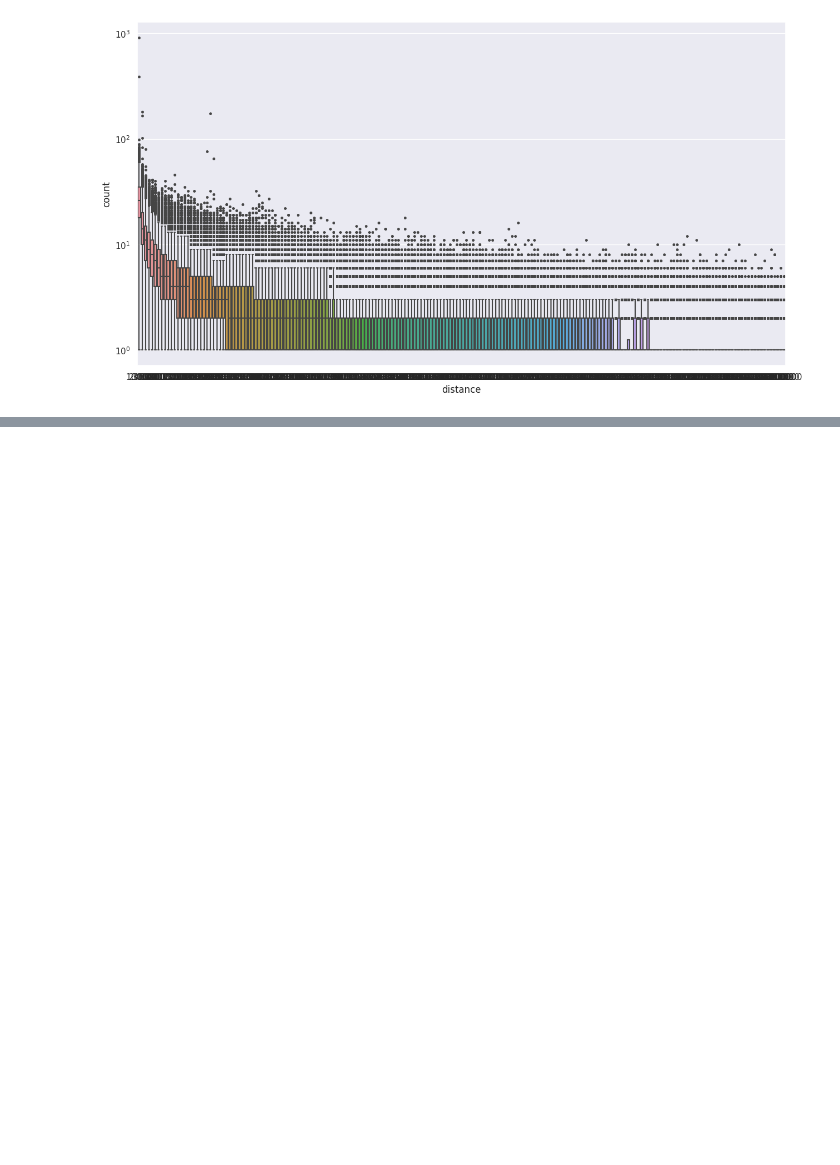
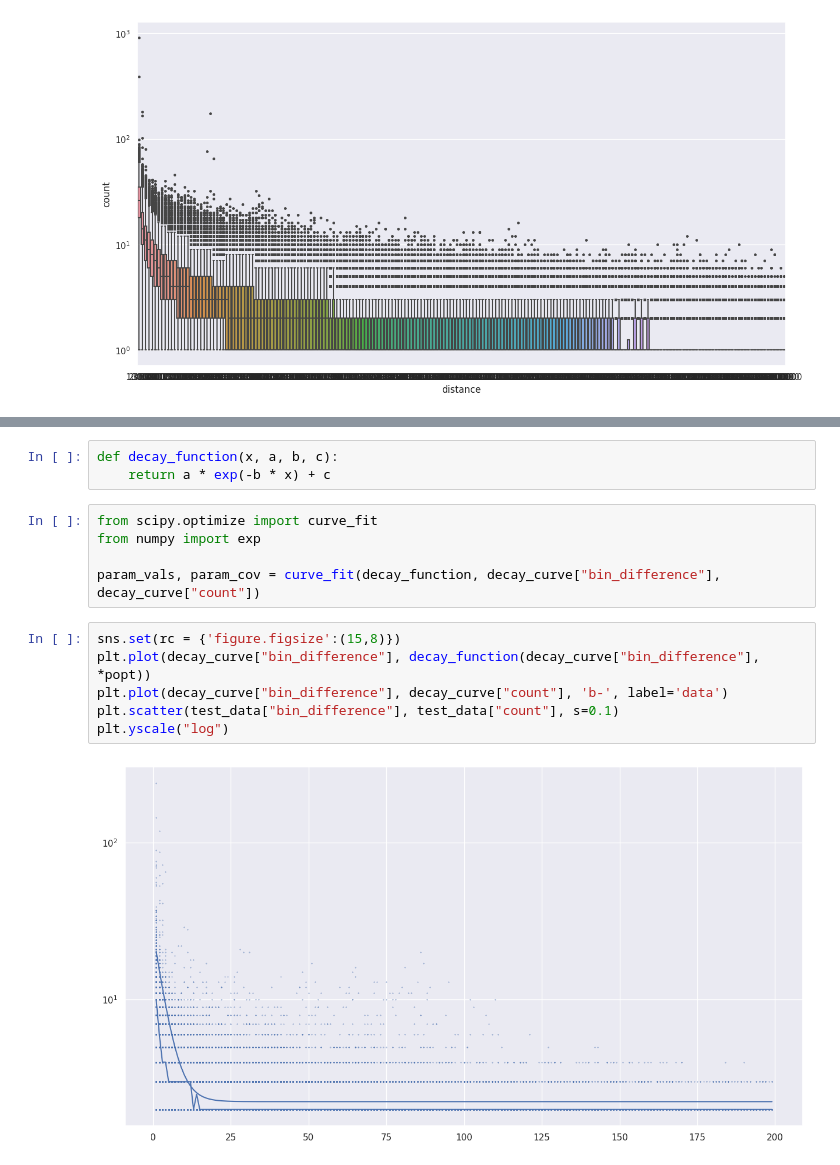
Before and after one commit to leomorelli/HiCONA, a Jupyter notebook: Reworked/parameter_testing/mean_vs_median_per_chrom.ipynb, the cells around one changed output, grey strips where cells are left out. Drawn from its saved outputs; the diff is of its cells as text; blank space fills up the shorter version.

```diff
--- a/Reworked/parameter_testing/mean_vs_median_per_chrom.ipynb
+++ b/Reworked/parameter_testing/mean_vs_median_per_chrom.ipynb
@@ -83,0 +93,16 @@ plt.yscale('log')
+# %%
+def decay_function(x, a, b, c):
+    return a * exp(-b * x) + c
+# %%
+from scipy.optimize import curve_fit
+from numpy import exp
+
+param_vals, param_cov = curve_fit(decay_function, decay_curve["bin_difference"], decay_curve["count"])
+# %%
+sns.set(rc = {'figure.figsize':(15,8)})
+plt.plot(decay_curve["bin_difference"], decay_function(decay_curve["bin_difference"], *popt))
+plt.plot(decay_curve["bin_difference"], decay_curve["count"], 'b-', label='data')
+plt.scatter(test_data["bin_difference"], test_data["count"], s=0.1)
+plt.yscale("log")
+# %% [output]
+[figure, added]
```
Also changed, not shown: parts of 3 cells of this notebook, 3 other files.
